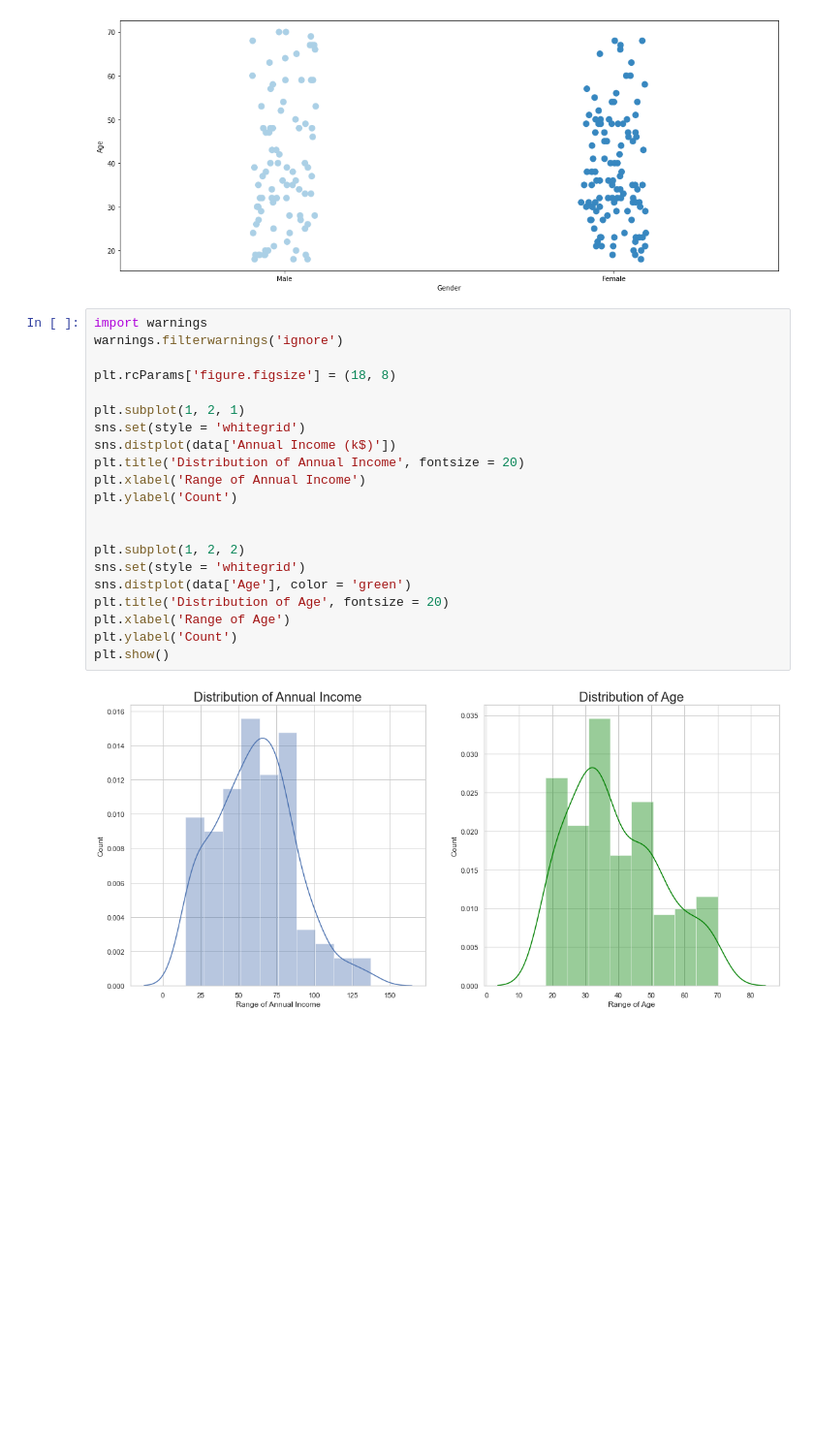
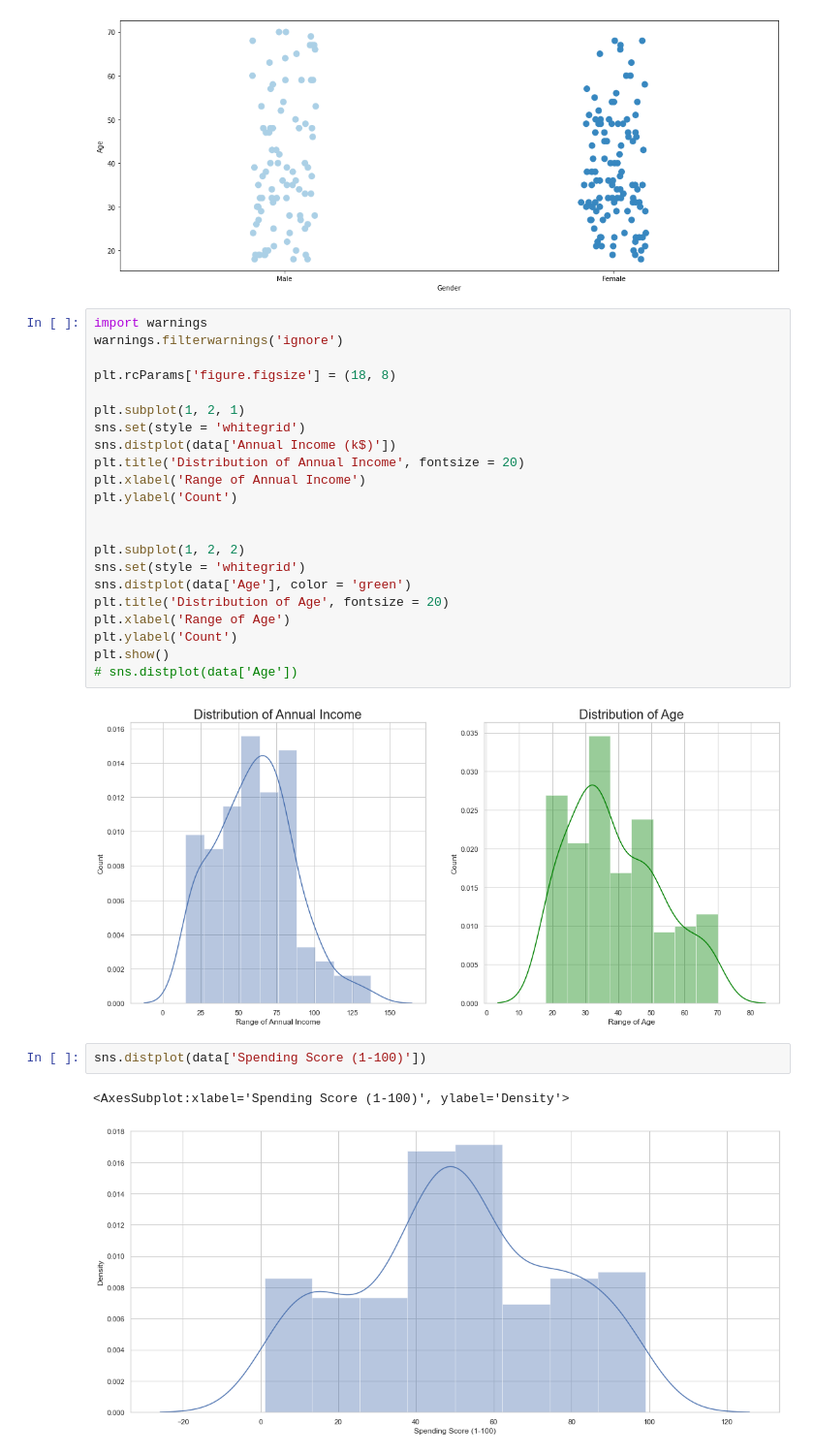
Before and after one commit to aritra741/Exploratory-Data-Analysis, a Jupyter notebook: Mall Customers.ipynb, the cells around one changed output. Shown: that part at 97% size. Drawn from its saved outputs; the diff is of its cells as text; blank space fills up the shorter version.

Commit message:
More distribution data added

```diff
--- a/Mall Customers.ipynb
+++ b/Mall Customers.ipynb
@@ -129,5 +138,11 @@ plt.title('Distribution of Age', fontsize = 20)
 plt.xlabel('Range of Age')
 plt.ylabel('Count')
 plt.show()
+# sns.distplot(data['Age'])
 # %% [output]
 [figure]
+# %%
+sns.distplot(data['Spending Score (1-100)'])
+# %% [output]
+<AxesSubplot:xlabel='Spending Score (1-100)', ylabel='Density'>
+[figure, added]
```
Also changed, not shown: parts of 1 cell of this notebook, 1 other file.
